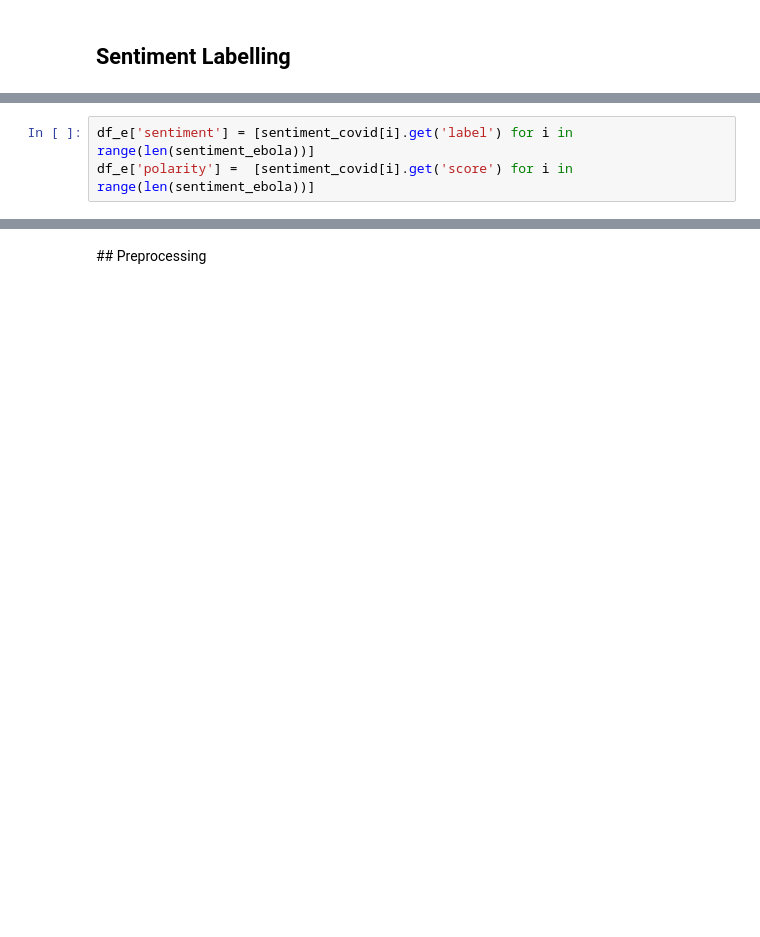
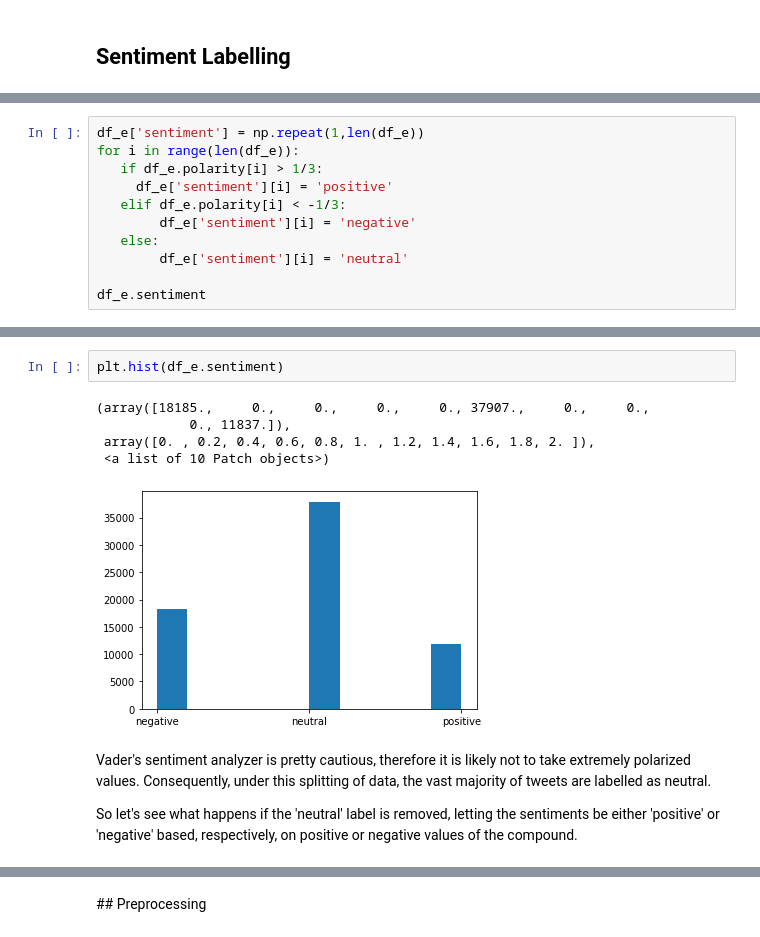
Before and after one commit to filopacio/NaturalLanguagePandemic, a Jupyter notebook: ebola_vs_covid_nlp.ipynb, the cells around one changed output, grey strips where cells are left out. Saved outputs shown, nothing was run; the diff lists cells and outputs as text; blank space fills up the shorter version.

```diff
--- a/ebola_vs_covid_nlp.ipynb
+++ b/ebola_vs_covid_nlp.ipynb
@@ -167,3 +184,0 @@ df_c['polarity'] =  [sentiment_covid[i].get('score') for i in range(len(sentimen
-# %%
-df_e['sentiment'] = [sentiment_covid[i].get('label') for i in range(len(sentiment_ebola))]
-df_e['polarity'] =  [sentiment_covid[i].get('score') for i in range(len(sentiment_ebola))]
@@ -169,0 +235,11 @@ df_e['polarity'] =  [sentiment_covid[i].get('score') for i in range(len(sentimen
+# %%
+df_e['sentiment'] = np.repeat(1,len(df_e))
+for i in range(len(df_e)):
+   if df_e.polarity[i] > 1/3:
+     df_e['sentiment'][i] = 'positive'
+   elif df_e.polarity[i] < -1/3:
+        df_e['sentiment'][i] = 'negative'
+   else:
+        df_e['sentiment'][i] = 'neutral'
+
+df_e.sentiment
@@ -169,0 +275,12 @@ df_e['polarity'] =  [sentiment_covid[i].get('score') for i in range(len(sentimen
+# %%
+plt.hist(df_e.sentiment)
+# %% [output]
+(array([18185.,     0.,     0.,     0.,     0., 37907.,     0.,     0.,
+            0., 11837.]),
+ array([0. , 0.2, 0.4, 0.6, 0.8, 1. , 1.2, 1.4, 1.6, 1.8, 2. ]),
+ <a list of 10 Patch objects>)
+[figure, added]
+# %% [markdown]
+Vader's sentiment analyzer is pretty cautious, therefore it is likely not to take extremely polarized values. Consequently, under this splitting of data, the vast majority of tweets are labelled as neutral.
+
+So let's see what happens if the 'neutral' label is removed, letting the sentiments be either 'positive' or 'negative' based, respectively, on positive or negative values of the compound.
```
Also changed, not shown: parts of 108 cells of this notebook.
